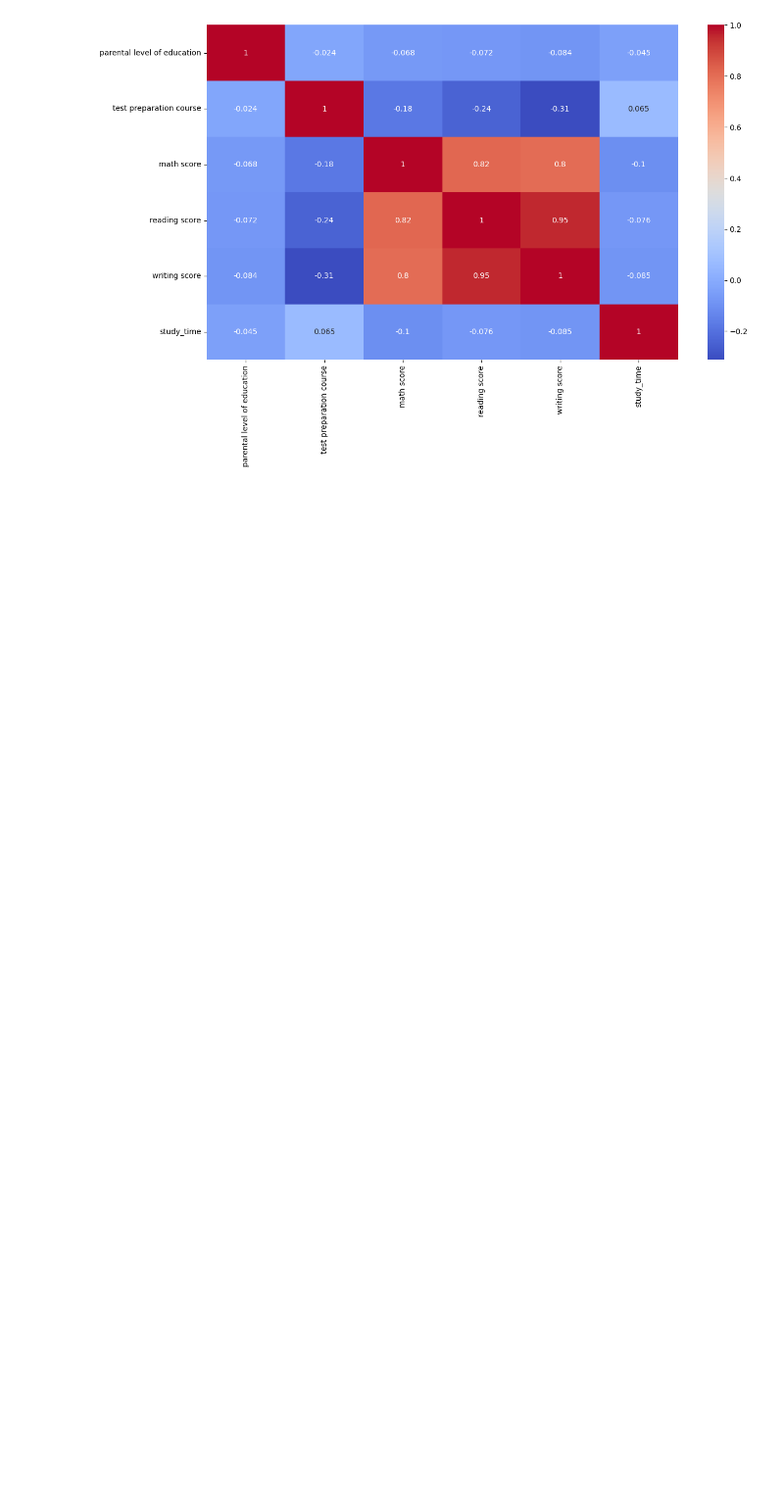
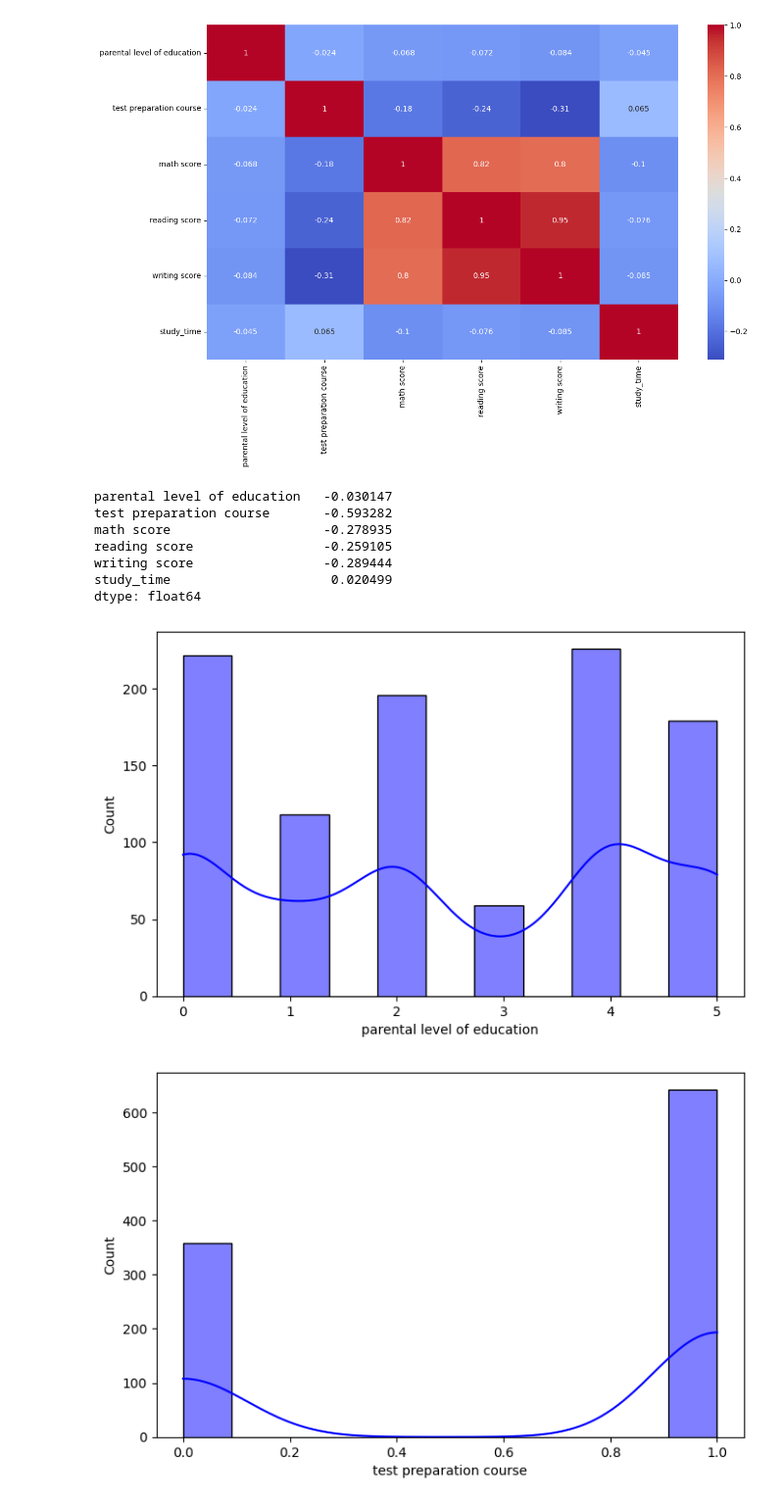
Before and after one commit to Vetriagilan/student-exam-score, a Jupyter notebook: student_exam_score.ipynb, the cells around one changed output. Shown at 98% size. Saved outputs shown, nothing was run; the diff lists cells and outputs as text; code cells hidden in the pictures; blank space fills up the shorter version.

```diff
--- a/student_exam_score.ipynb
+++ b/student_exam_score.ipynb
@@ -93,3 +93,20 @@ sns.heatmap(corr,cmap='coolwarm', annot=True)
 plt.show()
 # %% [output]
 [figure]
+# %%
+num_col=df.select_dtypes(include=np.number)
+print(num_col.skew())
+for col in num_col:
+    plt.figure(figsize=(8,5))
+    sns.histplot(num_col[col], kde=True,color='blue')
+    plt.show()
+# %% [output]
+parental level of education   -0.030147
+test preparation course       -0.593282
+math score                    -0.278935
+reading score                 -0.259105
+writing score                 -0.289444
+study_time                     0.020499
+dtype: float64
+[figure, added]
+[figure, added]
```
Also changed, not shown: parts of 1 cell of this notebook.
